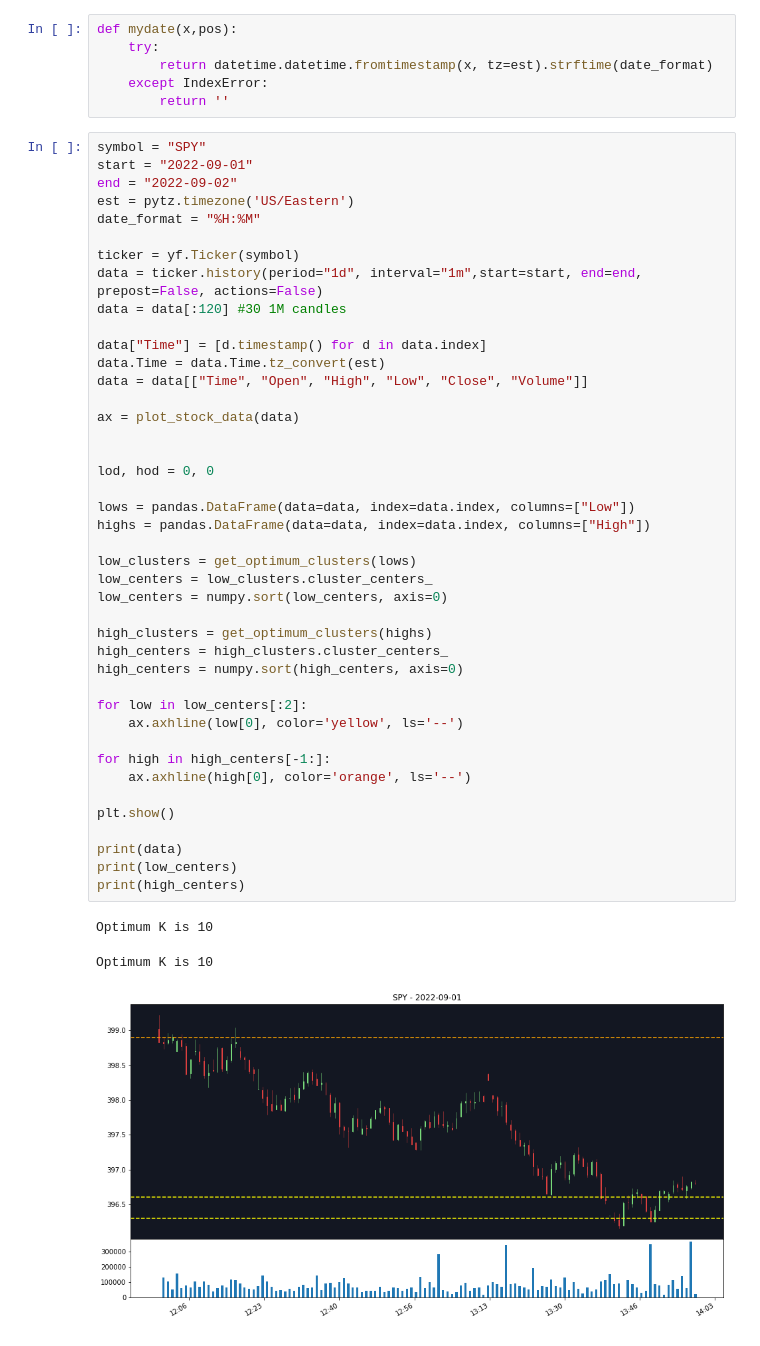
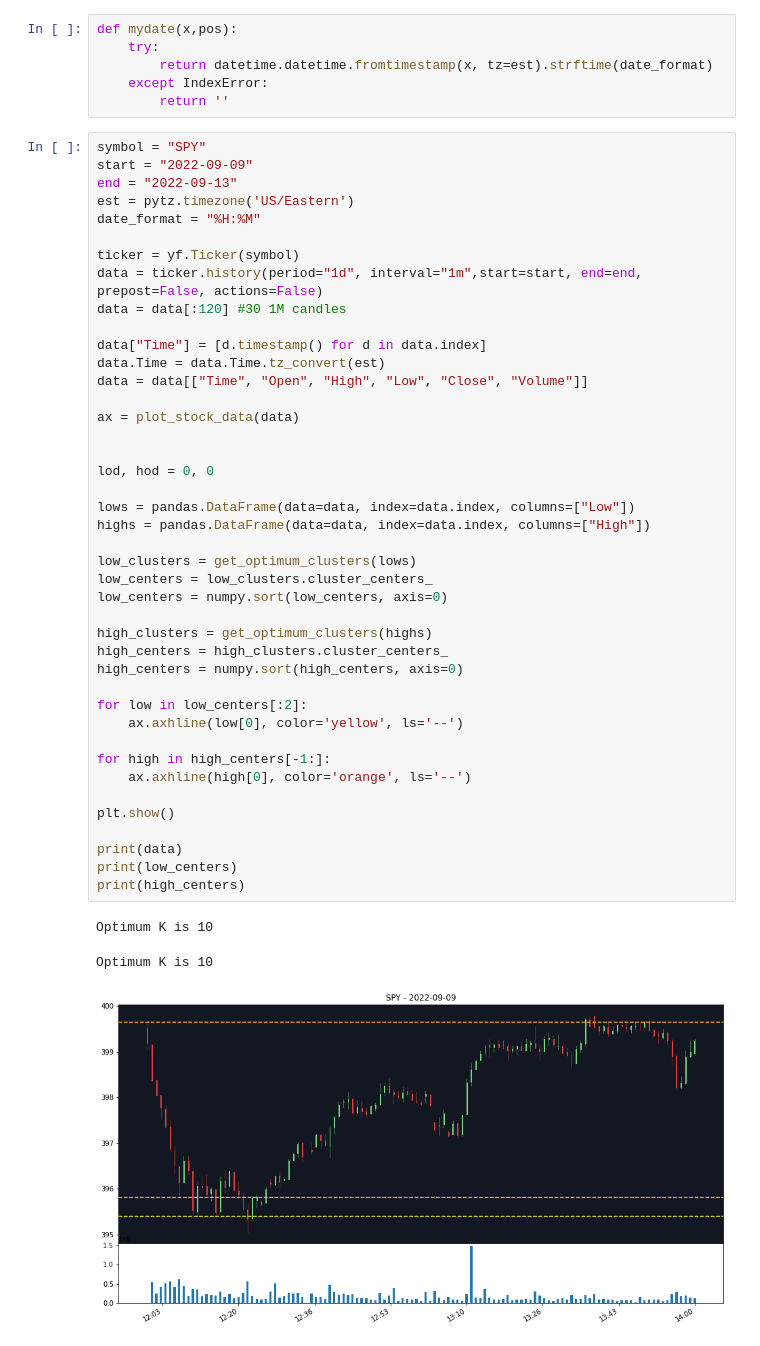
Before and after one commit to Ben0126/Analyze_US_stock, a Jupyter notebook: k-means get resistance levels.ipynb, the cells around one changed output. Cells and saved outputs as stored; diff of their text form.

```diff
--- a/k-means get resistance levels.ipynb
+++ b/k-means get resistance levels.ipynb
@@ -86,8 +72,8 @@ def mydate(x,pos):
         return ''
 # %%
 symbol = "SPY"
-start = "2022-09-01"
-end = "2022-09-02"
+start = "2022-09-09"
+end = "2022-09-13"
 est = pytz.timezone('US/Eastern')
 date_format = "%H:%M"
 
@@ -102,33 +88,33 @@ data = data[["Time", "Open", "High", "Low", "Close", "Volume"]]
 ax = plot_stock_data(data)
 
 
 lod, hod = 0, 0
 
 lows = pandas.DataFrame(data=data, index=data.index, columns=["Low"])
 highs = pandas.DataFrame(data=data, index=data.index, columns=["High"])
 
 low_clusters = get_optimum_clusters(lows)
 low_centers = low_clusters.cluster_centers_
 low_centers = numpy.sort(low_centers, axis=0)
 
 high_clusters = get_optimum_clusters(highs)
 high_centers = high_clusters.cluster_centers_
 high_centers = numpy.sort(high_centers, axis=0)
 
 for low in low_centers[:2]:
     ax.axhline(low[0], color='yellow', ls='--')
 
 for high in high_centers[-1:]:
     ax.axhline(high[0], color='orange', ls='--')
 
 plt.show()
 
 print(data)
 print(low_centers)
 print(high_centers)
 # %% [output]
 Optimum K is 10
 Optimum K is 10
-[figure, old version]
+[figure, new version]
                                    Time        Open        High         Low  \
 Datetime
```
Also changed, not shown: parts of 2 cells of this notebook, 5 other files.
